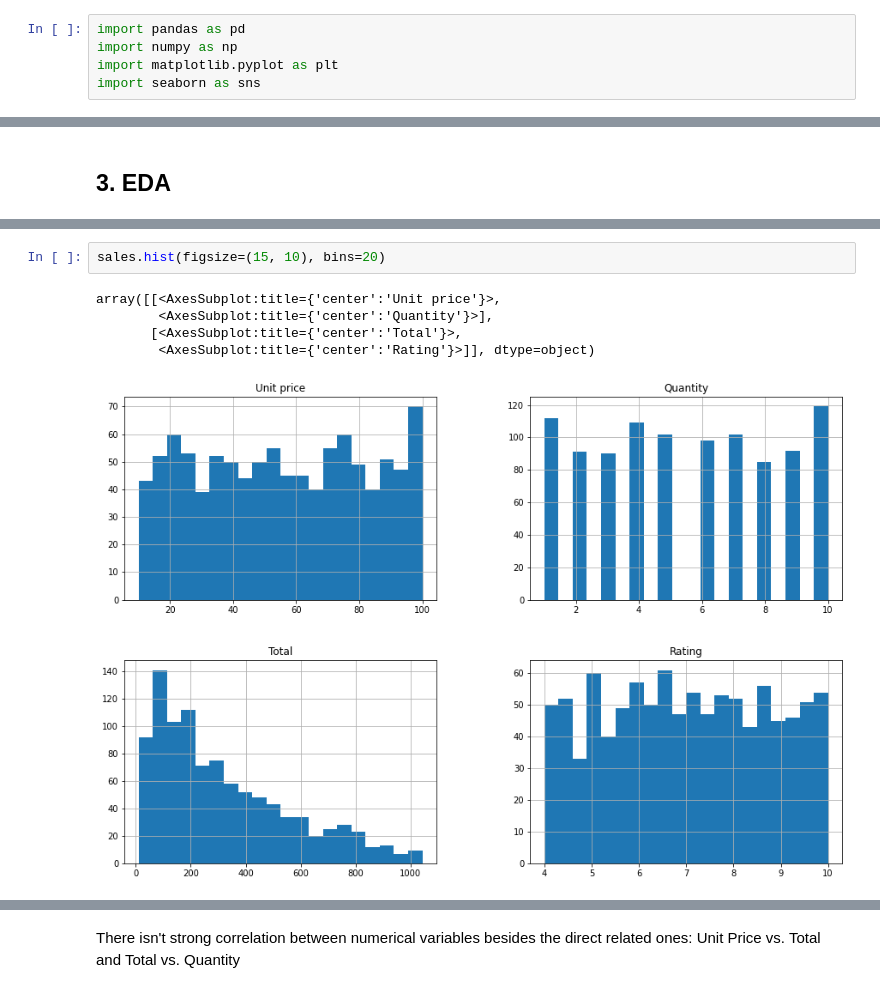
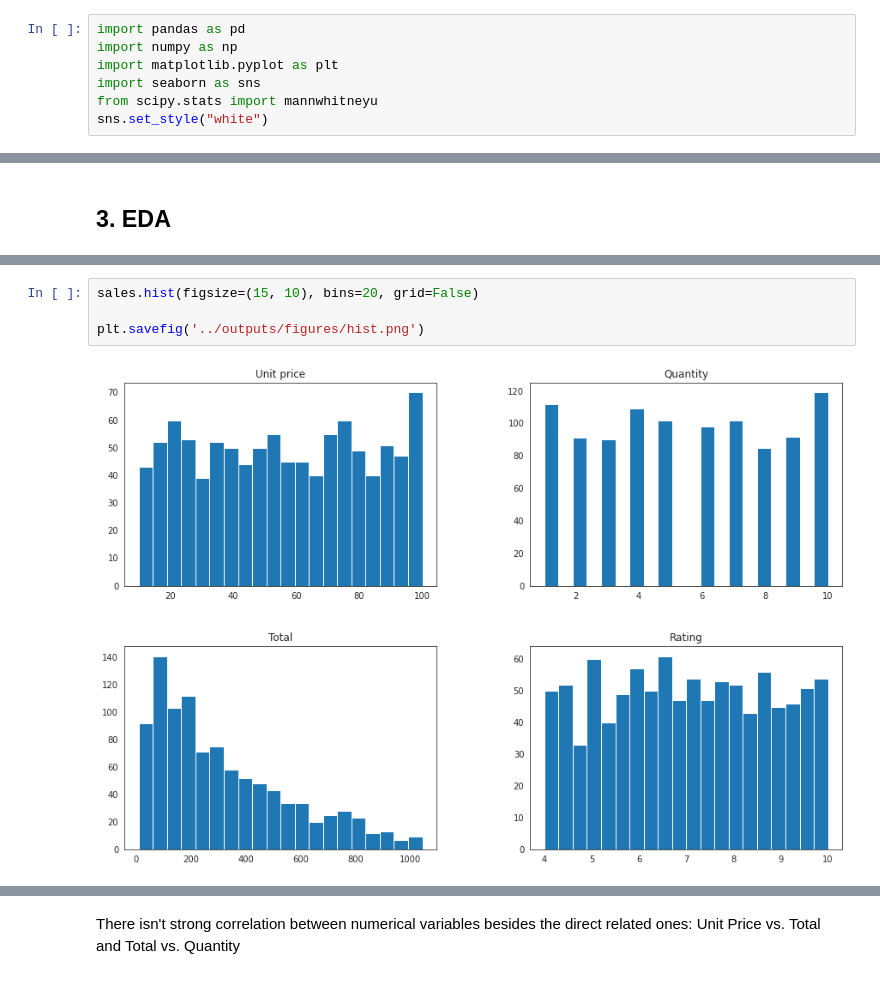
Before and after one commit to caiomts/supermarket-sales-eda, a Jupyter notebook: notebooks/eda__supermarket_sales.ipynb, the cells around one changed output, grey strips where cells are left out. Drawn from its saved outputs; the diff is of its cells as text.

```diff
--- a/notebooks/eda__supermarket_sales.ipynb
+++ b/notebooks/eda__supermarket_sales.ipynb
@@ -83,6 +83,8 @@ import pandas as pd
 import numpy as np
 import matplotlib.pyplot as plt
 import seaborn as sns
+from scipy.stats import mannwhitneyu
+sns.set_style("white")
 # %% [markdown]
 ## 1. Get the Data
 # %%
@@ -143,8 +174,6 @@ sales.describe()
 # %%
-sales.hist(figsize=(15, 10), bins=20)
+sales.hist(figsize=(15, 10), bins=20, grid=False)
+
+plt.savefig('../outputs/figures/hist.png')
 # %% [output]
-array([[<AxesSubplot:title={'center':'Unit price'}>,
-        <AxesSubplot:title={'center':'Quantity'}>],
-       [<AxesSubplot:title={'center':'Total'}>,
-        <AxesSubplot:title={'center':'Rating'}>]], dtype=object)
-[figure, old version]
+[figure, new version]
```
Also changed, not shown: parts of 28 cells of this notebook, 10 other files.
